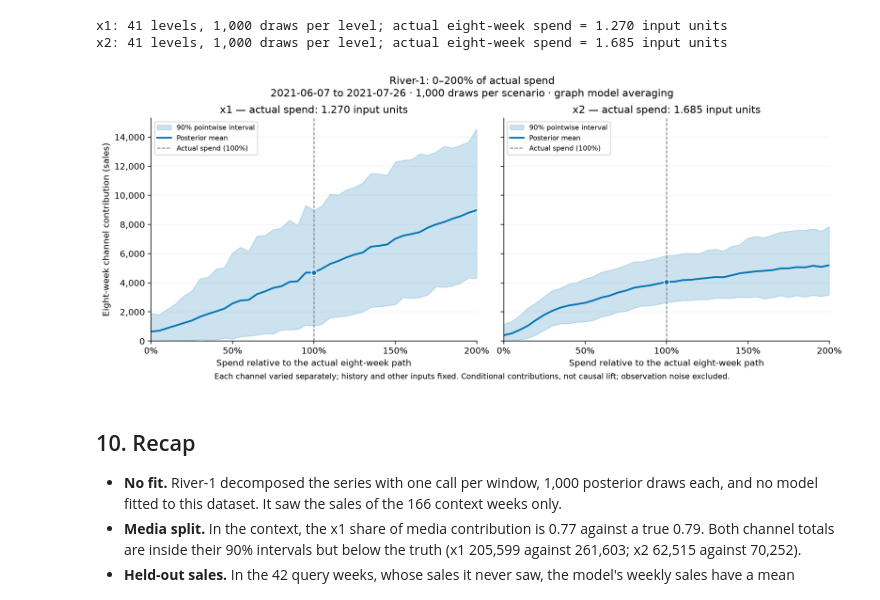
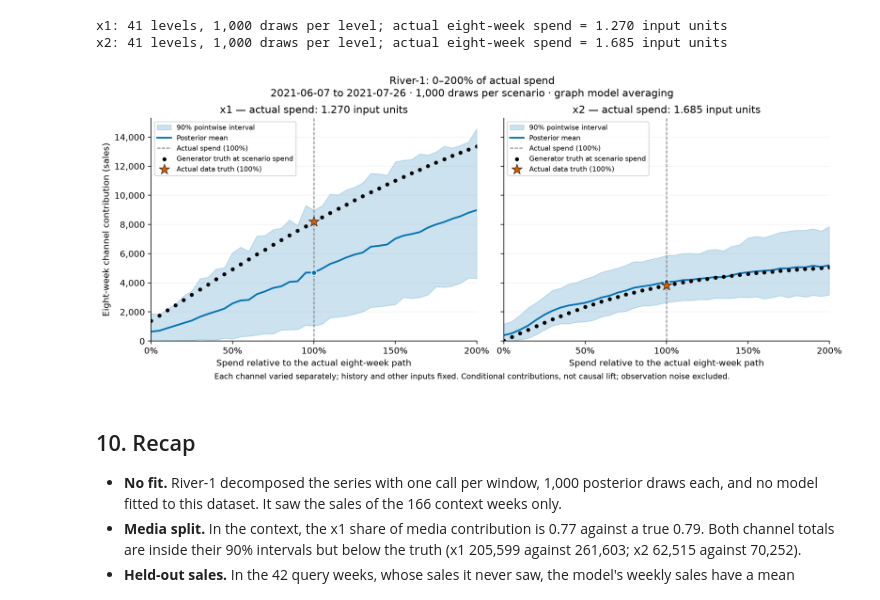
Before and after one commit to pymc-labs/pymc-mfm, a Jupyter notebook: examples/river_1_quickstart.ipynb, the cells around one changed output. Drawn from its saved outputs; the diff is of its cells as text; code cells hidden in the pictures.

```diff
--- a/examples/river_1_quickstart.ipynb
+++ b/examples/river_1_quickstart.ipynb
@@ -359,6 +390,26 @@ for channel_index, name in enumerate(names["channel_names"]):
 # %% [output]
 x1: 41 levels, 1,000 draws per level; actual eight-week spend = 1.270 input units
 x2: 41 levels, 1,000 draws per level; actual eight-week spend = 1.685 input units
+# %%
+sweep_truth = {}
+for channel_index, name in enumerate(names["channel_names"]):
+    parameters = media_parameters[name]
+    # One row per scenario, including the identical real history before the query.
+    scenario_paths = np.tile(
+        sweep_observations["spend"][:, channel_index], (len(spend_multipliers), 1)
+    )
+    scenario_paths[:, sweep_window] *= spend_multipliers[:, None]
+    adstocked_paths = geometric_adstock(
+        xr.DataArray(scenario_paths, dims=("spend_level", "week")),
+        alpha=parameters["alpha"],
+        l_max=ADSTOCK_L_MAX,
+        normalize=True,
+        dim="week",
+    )
+    transformed_paths = (
+        parameters["beta"] * logistic_saturation(adstocked_paths, lam=parameters["lam"]).eval()
+    )
+    sweep_truth[name] = (SCALE * transformed_paths)[:, sweep_window].sum(axis=1)
 # %%
 spend_percentages = 100 * spend_multipliers
 actual_index = np.flatnonzero(spend_multipliers == 1.0).item()
@@ -380,34 +431,53 @@ for channel_index, (ax, name) in enumerate(zip(sweep_axes, names["channel_names"
         mean,
         color=COLORS["channel"],
         linewidth=2,
         label="Posterior mean",
     )
     ax.axvline(100, color="0.45", linestyle="--", linewidth=1, label="Actual spend (100%)")
     ax.scatter([100], [mean[actual_index]], color=COLORS["channel"], edgecolor="white", zorder=3)
+    ax.scatter(
+        spend_percentages,
+        sweep_truth[name],
+        color="black",
+        s=13,
+        zorder=4,
+        label="Generator truth at scenario spend",
+    )
+    ax.scatter(
+        [100],
+        [channel_truth[sweep_window, channel_index].sum()],
+        marker="*",
+        color=COLORS["latent"],
+        edgecolor="black",
+        linewidth=0.5,
+        s=160,
+        zorder=5,
+        label="Actual data truth (100%)",
+    )
     ax.set(
         title=f"{name} — actual spend: {actual_spend_totals[channel_index]:.3f} input units",
         xlabel="Spend relative to the actual eight-week path",
         xlim=(0, 200),
         ylim=(0, None),
     )
     ax.set_xticks([0, 50, 100, 150, 200], ["0%", "50%", "100%", "150%", "200%"])
     ax.yaxis.set_major_formatter("{x:,.0f}")
     ax.spines[["top", "right"]].set_visible(False)
     ax.grid(axis="y", alpha=0.15)
     ax.legend(fontsize=8, loc="upper left")
 sweep_axes[0].set_ylabel("Eight-week channel contribution (sales)")
 sweep_fig.suptitle(
     f"River-1: 0–200% of actual spend\n"
     f"{dates[CONTEXT]} to {dates[sweep_stop - 1]} · "
     f"{SWEEP_SAMPLES:,} draws per scenario · graph model averaging"
 )
 sweep_fig.supxlabel(
     "Each channel varied separately; history and other inputs fixed. "
     "Conditional contributions, not causal lift; observation noise excluded.",
     fontsize=9,
 );
 # %% [output]
-[figure, old version]
+[figure, new version]
 # %% [markdown]
 ## 10. Recap
 
```
Also changed, not shown: parts of 5 cells of this notebook, 2 other files.
